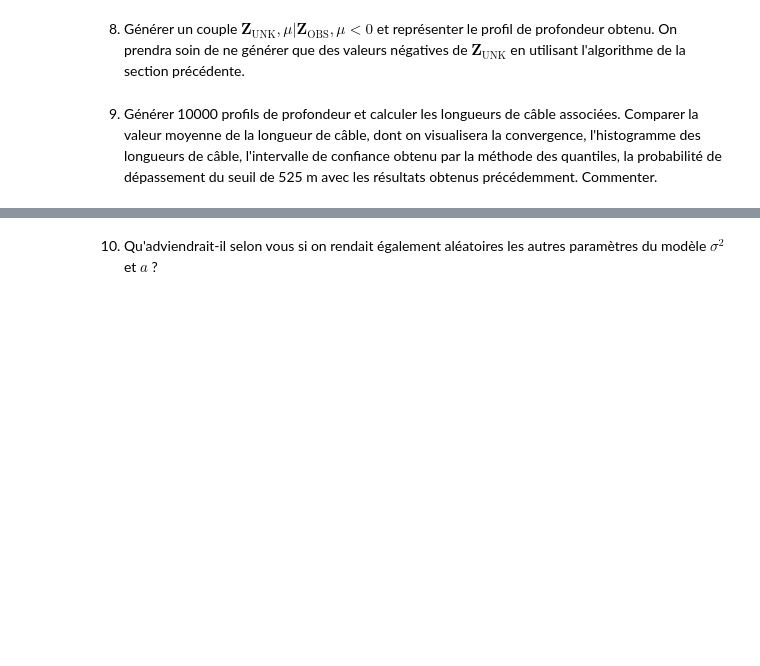
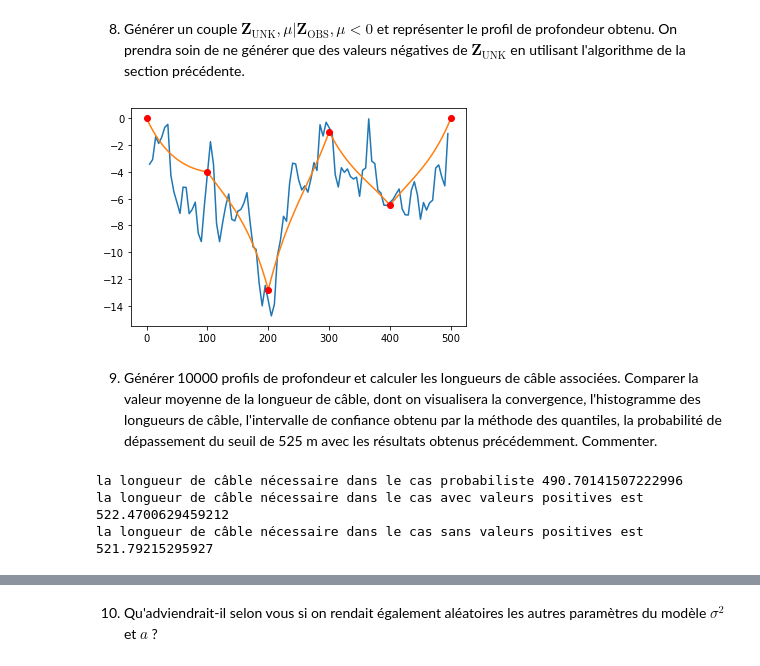
Before and after one commit to PaulineVehrle/Projet-numerique-proba, a Jupyter notebook: Projet numérique de Probabilités 2021.ipynb, the cells around one changed output, grey strips where cells are left out. Saved outputs shown, nothing was run; the diff lists cells and outputs as text; code cells hidden in the pictures; blank space fills up the shorter version.

```diff
--- a/Projet numérique de Probabilités 2021.ipynb
+++ b/Projet numérique de Probabilités 2021.ipynb
@@ -444,6 +444,10 @@ mais ce calcul a peu de chances d'aboutir.
 On va plutôt procéder par simulations en cascade, c'est-à-dire que pour chaque simulation de $\mathbf{Z}_{\text{UNK}}$, on va d'abord générer une valeur $\mu^\star$ de $\mu$ selon $f_{\mu | \mathbf{Z}_{\text{OBS}}= \mathbf{z}_{\text{OBS}}}$ puis on simulera $\mathbf{Z}_{\text{UNK}}$ selon $f_{\mathbf{Z}_{\text{UNK}}| \mathbf{Z}_{\text{OBS}} = \mathbf{z}_{\text{OBS}},\mu = \mu^\star}$.
 # %% [markdown]
 6. Calculer $\widehat{\mu}$ et $\widehat{\sigma}^2$.
+# %%
+un = np.ones(6)
+sigma_chap_carre = 1/(np.dot(np.dot(np.transpose(un),invSigma), un) + 1/4)
+mu_chap = sigma_chap_carre*(np.dot(np.dot(np.transpose(un),invSigma), depth) - 5/4)
 # %% [markdown]
 7. Calculer la probabilité de $\{\mu| \mathbf{Z}_{\text{OBS}} = \mathbf{z}_{\text{OBS}} > 0\}$. Proposer et implémenter un algorithme de simulation de $\mu| \mathbf{Z}_{\text{OBS}} = \mathbf{z}_{\text{OBS}}, \mu <0$.
 # %% [markdown]
@@ -467,5 +471,22 @@ def simulation_mu (mu_chap,sigma_chap_carre):
     return res
 # %% [markdown]
 8. Générer un couple $\mathbf{Z}_{\text{UNK}}, \mu| \mathbf{Z}_{\text{OBS}}, \mu <0$ et représenter le profil de profondeur obtenu. On prendra soin de ne générer que des valeurs négatives de $\mathbf{Z}_{\text{UNK}}$ en utilisant l'algorithme de la section précédente.
+# %%
+def simul_couple():
+    mu = simulation_mu (mu_chap, sigma_chap_carre)
+    Ec= mu+np.matmul(np.transpose(SigmaObsUnknown),np.matmul(np.linalg.inv(SigmaObs),depth-mu))
+    Cholesky = np.linalg.cholesky(SigmaCond)
+    x = np.random.normal(0,1,np.shape(unknown_indexes)[0])
+    simu = Ec + np.matmul(Cholesky,x)
+    allval3,i,longueur = trace_avec_rejet()
+    return allval3[unknown_indexes], mu
+# %%
+allval3, _ = simul_couple()
+plt.plot(discretization[unknown_indexes],allval3)#partie simulée
+plt.plot(discretization,allval1)
+plt.plot(discretization[observation_indexes], depth, 'ro')
+plt.show()
+# %% [output]
+[figure, added]
 # %% [markdown]
 9. Générer 10000 profils de profondeur et calculer les longueurs de câble associées. Comparer la valeur moyenne de la longueur de câble, dont on visualisera la convergence, l'histogramme des longueurs de câble, l'intervalle de confiance obtenu par la méthode des quantiles, la probabilité de dépassement du seuil de 525 m avec les résultats obtenus précédemment. Commenter.
@@ -471,0 +503,8 @@ def simulation_mu (mu_chap,sigma_chap_carre):
+# %%
+print("la longueur de câble nécessaire dans le cas probabiliste", np.mean(longueur_probab))
+print("la longueur de câble nécessaire dans le cas avec valeurs positives est ", lc_mean)
+print("la longueur de câble nécessaire dans le cas sans valeurs positives est ", ln_mean)
+# %% [output]
+la longueur de câble nécessaire dans le cas probabiliste 490.70141507222996
+la longueur de câble nécessaire dans le cas avec valeurs positives est  522.4700629459212
+la longueur de câble nécessaire dans le cas sans valeurs positives est  521.79215295927
```
Also changed, not shown: parts of 19 cells of this notebook.
